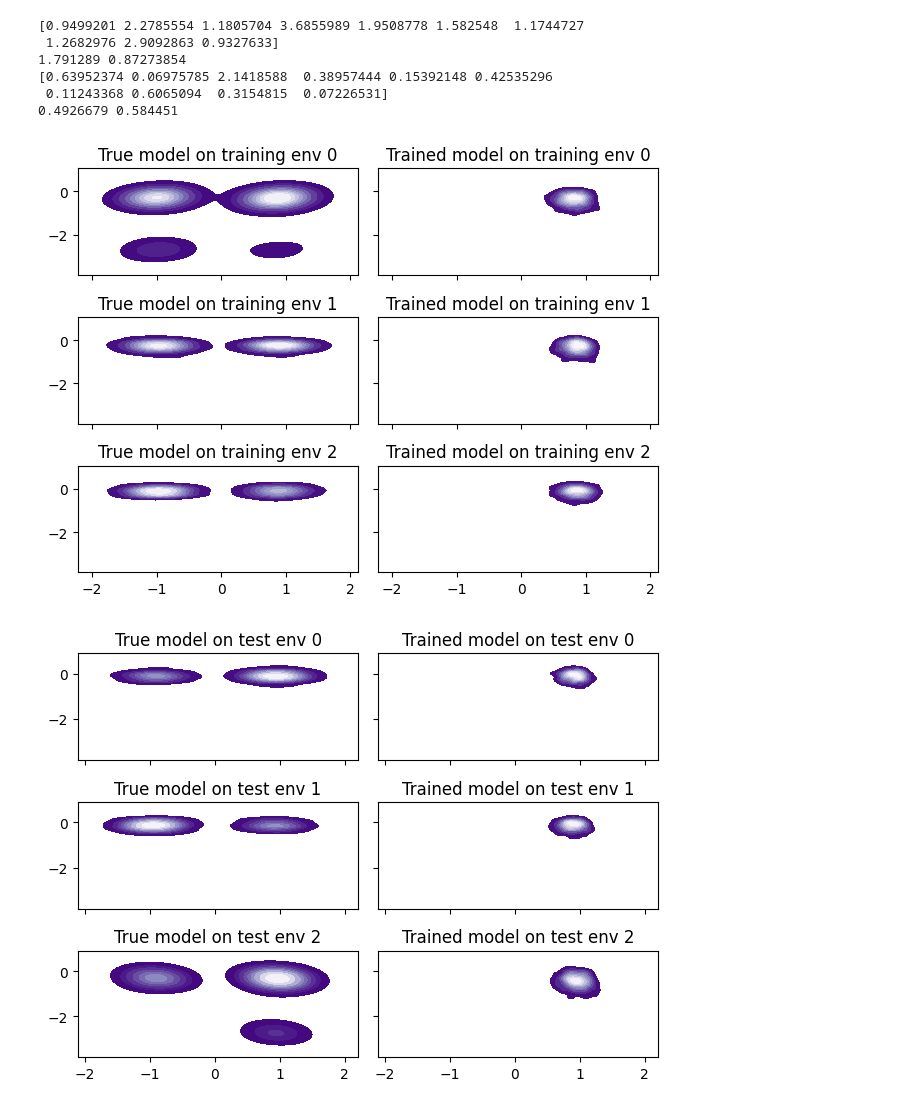
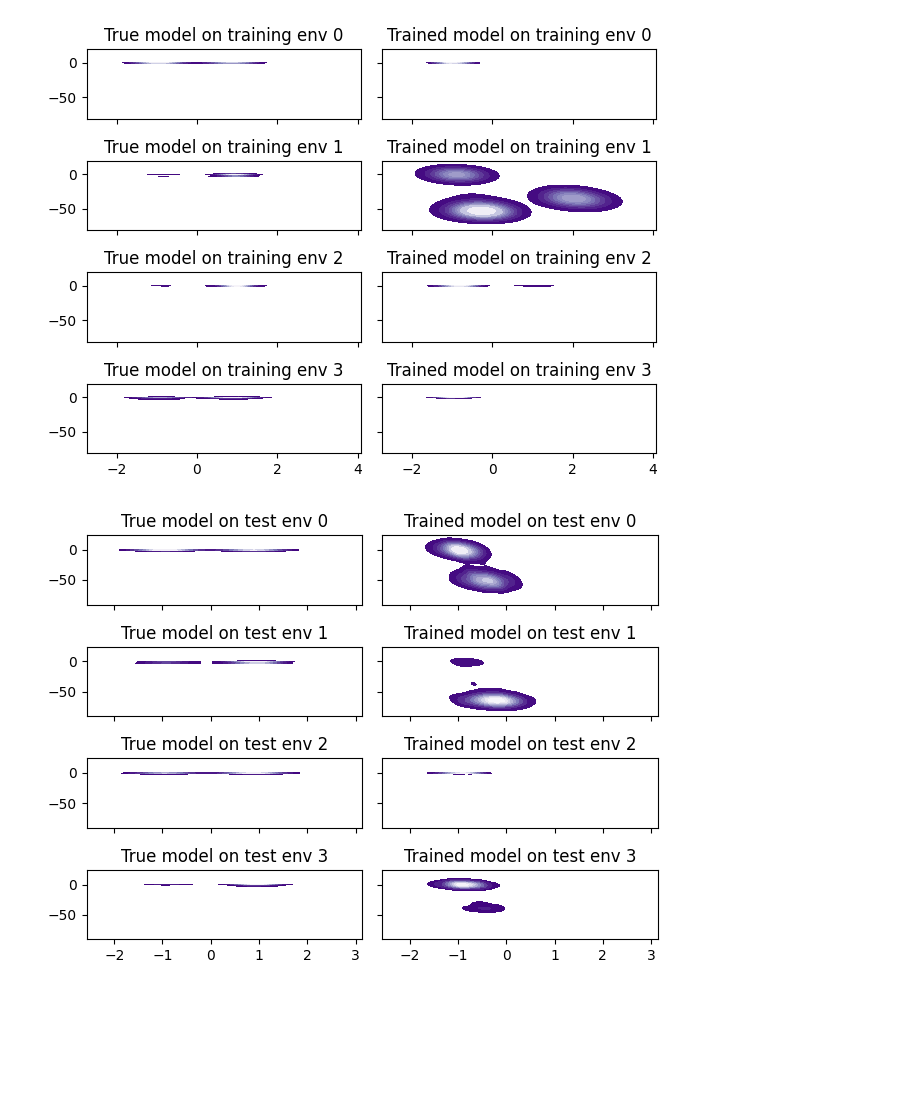
Before and after one commit to aaronzweig/sde_identifiable, a Jupyter notebook: new_experiments/sanity_check_concentration.ipynb, the cells around one changed output. Saved outputs shown, nothing was run; the diff lists cells and outputs as text; code cells hidden in the pictures; blank space fills up the shorter version.

```diff
--- a/new_experiments/sanity_check_concentration.ipynb
+++ b/new_experiments/sanity_check_concentration.ipynb
@@ -23,10 +23,10 @@ d = 2
 r = 2
 n_envs = 10
 n_test_envs = 10
-epsilon = 0.5
-gamma = 0.95
+epsilon = 0.2
+gamma = 0.98
 activation = "mixed"
-model_activation = "learned"
+model_activation = "sigmoid"
 
 model_hidden_size = 16
 
@@ -42,7 +42,7 @@ n_samples_burnin=200
 learning_rate = 0.003
 weight_decay = 0.0001
 
-seed = 9
+seed = 12
 # %%
 key = random.PRNGKey(seed)
 
@@ -93,16 +93,9 @@ print(mean, std)
 # %%
-#W2
-wds, mean, std = assess_model(key, model, n_test_envs, test_intv_param, test_datasets, n, ot_epsilon = 0.2)
-print(wds)
-print(mean, std)
+# #W2
+# wds, mean, std = assess_model(key, model, n_test_envs, test_intv_param, test_datasets, n, ot_epsilon = 0.2)
+# print(wds)
+# print(mean, std)
 
-wds, mean, std = assess_model(key, true_model, n_test_envs, test_intv_param, test_datasets, n, ot_epsilon = 0.2)
-print(wds)
-print(mean, std)
+# wds, mean, std = assess_model(key, true_model, n_test_envs, test_intv_param, test_datasets, n, ot_epsilon = 0.2)
+# print(wds)
+# print(mean, std)
-# %% [output]
-[0.9499201 2.2785554 1.1805704 3.6855989 1.9508778 1.582548  1.1744727
- 1.2682976 2.9092863 0.9327633]
-1.791289 0.87273854
-[0.63952374 0.06975785 2.1418588  0.38957444 0.15392148 0.42535296
- 0.11243368 0.6065094  0.3154815  0.07226531]
-0.4926679 0.584451
@@ -133,39 +126,39 @@ import matplotlib.pyplot as plt
 import seaborn as sns
 
 if d == 2:
 
-    total = 3
+    total = 4
 
     pred_datasets = []
     for k in range(total):
         local_intv_param = intv_param.index_at(k)
         key, subk = random.split(key)
         data = model.sample(subk, n_samples = n, intv_param = local_intv_param)
         pred_datasets.append(data)
 
     fig, axes = plt.subplots(nrows=total,ncols=2,sharex=True, sharey=True)
 
 
     for k in range(total):
 
         x = datasets[k][:,0]
         y = datasets[k][:,1]
         sns.kdeplot(x=x, y=y, ax = axes[k,0], fill=True,cmap="Purples_r")
         axes[k,0].set_title(f"True model on training env {k}")
 
         x = pred_datasets[k][:,0]
         y = pred_datasets[k][:,1]
         sns.kdeplot(x=x, y=y, ax = axes[k,1], fill=True,cmap="Purples_r")
         axes[k,1].set_title(f"Trained model on training env {k}")
 
     plt.tight_layout()
     plt.show()
 # %% [output]
-[figure, old version]
+[figure, new version]
 # %%
 if d == 2:
 
-    total = 3
+    total = 4
 
     pred_test_datasets = []
     for k in range(total):
@@ -191,7 +184,7 @@ if d == 2:
     plt.tight_layout()
     plt.show()
 # %% [output]
-[figure, old version]
+[figure, new version]
 # %%
 print(model.param)
 # %% [output]
```
Also changed, not shown: parts of 10 cells of this notebook, 2 other files.
